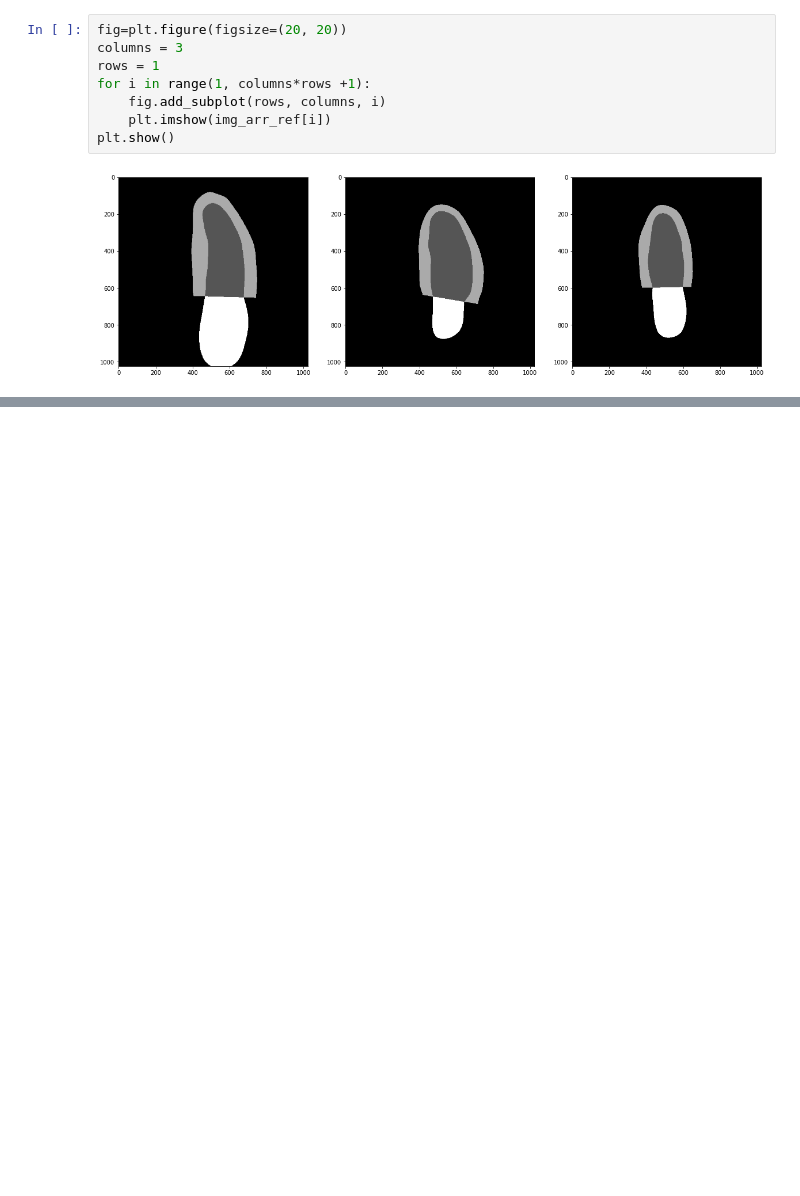
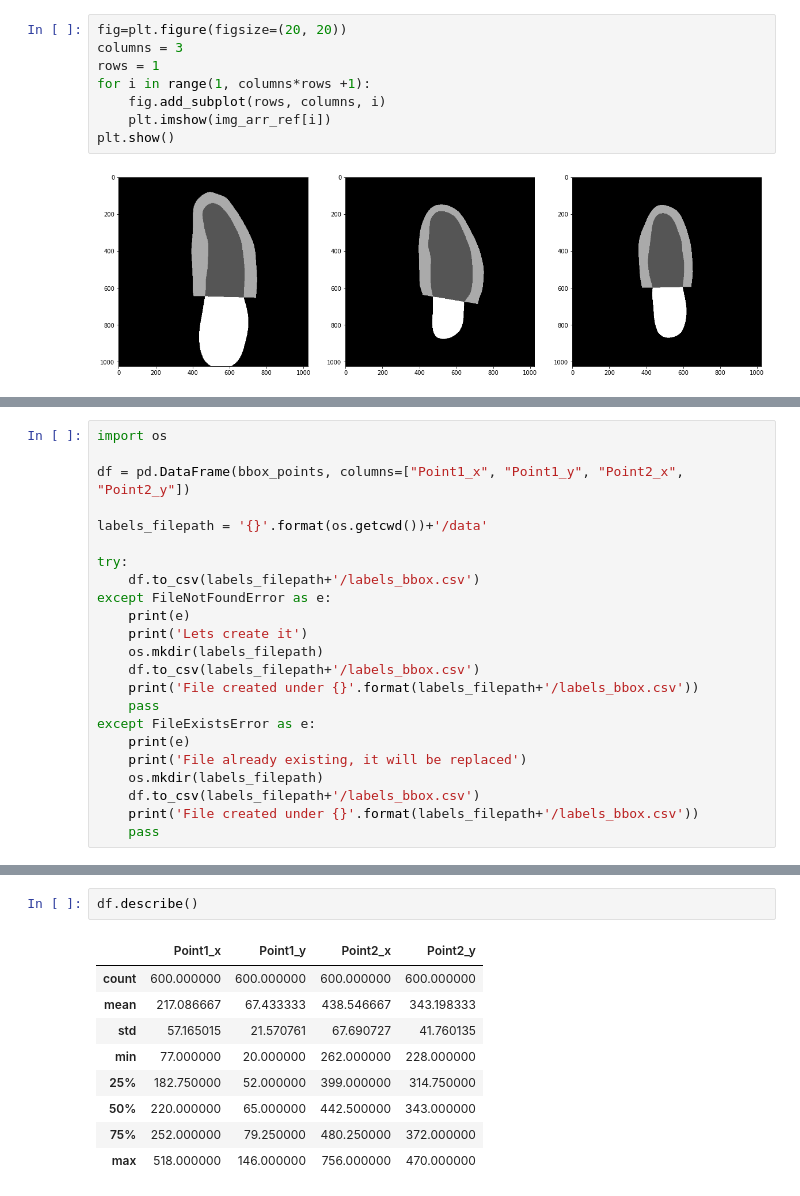
Before and after one commit to ell-hol/training-yolo-heart, a Jupyter notebook: preprocessing.ipynb, the cells around one changed output, grey strips where cells are left out. Saved outputs shown, nothing was run; the diff lists cells and outputs as text; blank space fills up the shorter version.

```diff
--- a/preprocessing.ipynb
+++ b/preprocessing.ipynb
@@ -143,0 +207,23 @@ plt.show()
+# %%
+import os
+
+df = pd.DataFrame(bbox_points, columns=["Point1_x", "Point1_y", "Point2_x", "Point2_y"])
+
+labels_filepath = '{}'.format(os.getcwd())+'/data'
+
+try:
+    df.to_csv(labels_filepath+'/labels_bbox.csv')
+except FileNotFoundError as e:
+    print(e)
+    print('Lets create it')
+    os.mkdir(labels_filepath)
+    df.to_csv(labels_filepath+'/labels_bbox.csv')
+    print('File created under {}'.format(labels_filepath+'/labels_bbox.csv'))
+    pass
+except FileExistsError as e:
+    print(e)
+    print('File already existing, it will be replaced')
+    os.mkdir(labels_filepath)
+    df.to_csv(labels_filepath+'/labels_bbox.csv')
+    print('File created under {}'.format(labels_filepath+'/labels_bbox.csv'))
+    pass
@@ -143,0 +239,12 @@ plt.show()
+# %%
+df.describe()
+# %% [output]
+|  | Point1_x | Point1_y | Point2_x | Point2_y |
+| count | 600.000000 | 600.000000 | 600.000000 | 600.000000 |
+| mean | 217.086667 | 67.433333 | 438.546667 | 343.198333 |
+| std | 57.165015 | 21.570761 | 67.690727 | 41.760135 |
+| min | 77.000000 | 20.000000 | 262.000000 | 228.000000 |
+| 25% | 182.750000 | 52.000000 | 399.000000 | 314.750000 |
+| 50% | 220.000000 | 65.000000 | 442.500000 | 343.000000 |
+| 75% | 252.000000 | 79.250000 | 480.250000 | 372.000000 |
+| max | 518.000000 | 146.000000 | 756.000000 | 470.000000 |
```
Also changed, not shown: parts of 8 cells of this notebook, 1 other file.
